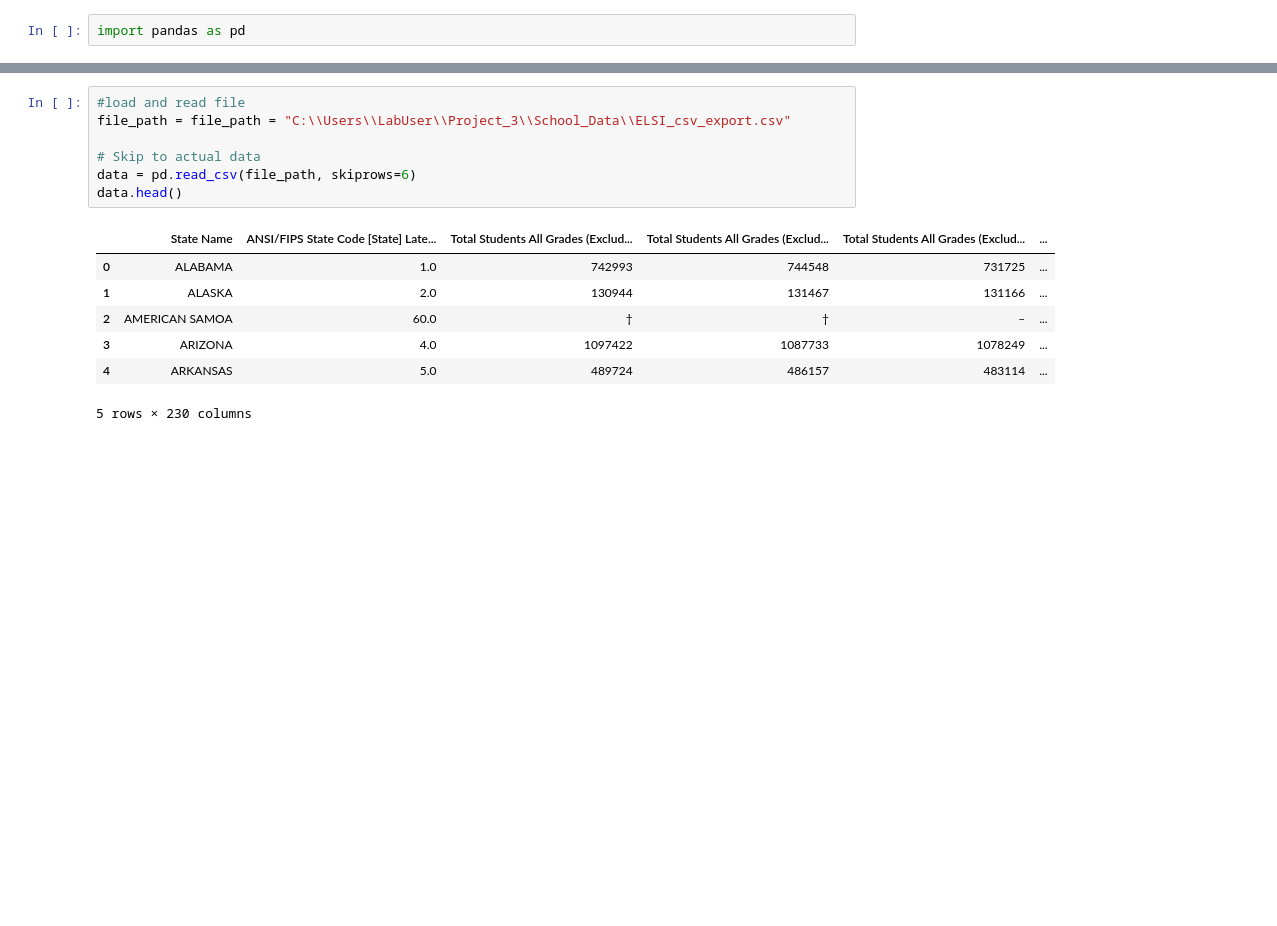
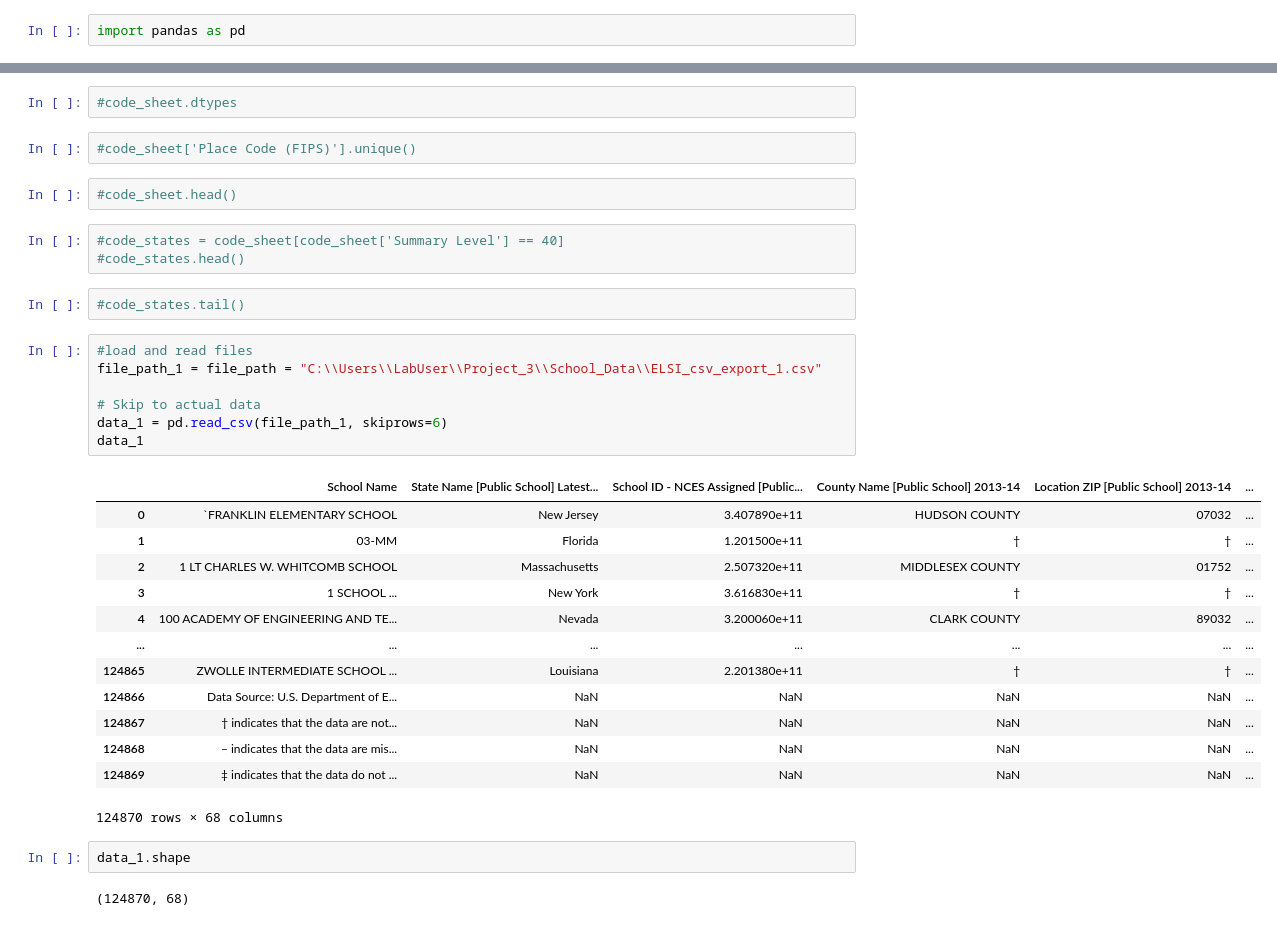
Before and after one commit to Becca8463/Project_3, a Jupyter notebook: School_Data/2002 - 2014 School Data.ipynb, the cells around one changed output, grey strips where cells are left out. Cells and saved outputs as stored; diff of their text form; blank space fills up the shorter version.

```diff
--- a/School_Data/2002 - 2014 School Data.ipynb
+++ b/School_Data/2002 - 2014 School Data.ipynb
@@ -3,15 +7,36 @@ import pandas as pd
+# %%
+#code_sheet.dtypes
+# %%
+#code_sheet['Place Code (FIPS)'].unique()
+# %%
+#code_sheet.head()
+# %%
+#code_states = code_sheet[code_sheet['Summary Level'] == 40]
+#code_states.head()
+# %%
+#code_states.tail()
 # %%
-#load and read file
-file_path = file_path = "C:\\Users\\LabUser\\Project_3\\School_Data\\ELSI_csv_export.csv"
+#load and read files
+file_path_1 = file_path = "C:\\Users\\LabUser\\Project_3\\School_Data\\ELSI_csv_export_1.csv"
 
 # Skip to actual data
-data = pd.read_csv(file_path, skiprows=6)
-data.head()
+data_1 = pd.read_csv(file_path_1, skiprows=6)
+data_1
 # %% [output]
-|  | State Name | ANSI/FIPS State Code [State] Late... | Total Students All Grades (Exclud... | Total Students All Grades (Exclud... | Total Students All Grades (Exclud... | ... |
-| 0 | ALABAMA | 1.0 | 742993 | 744548 | 731725 | ... |
-| 1 | ALASKA | 2.0 | 130944 | 131467 | 131166 | ... |
-| 2 | AMERICAN SAMOA | 60.0 | † | † | – | ... |
-| 3 | ARIZONA | 4.0 | 1097422 | 1087733 | 1078249 | ... |
-| 4 | ARKANSAS | 5.0 | 489724 | 486157 | 483114 | ... |
+|  | School Name | State Name [Public School] Latest... | School ID - NCES Assigned [Public... | County Name [Public School] 2013-14 | Location ZIP [Public School] 2013-14 | ... |
+| 0 | `FRANKLIN ELEMENTARY SCHOOL | New Jersey | 3.407890e+11 | HUDSON COUNTY | 07032 | ... |
+| 1 | 03-MM | Florida | 1.201500e+11 | † | † | ... |
+| 2 | 1 LT CHARLES W. WHITCOMB SCHOOL | Massachusetts | 2.507320e+11 | MIDDLESEX COUNTY | 01752 | ... |
+| 3 | 1 SCHOOL ... | New York | 3.616830e+11 | † | † | ... |
+| 4 | 100 ACADEMY OF ENGINEERING AND TE... | Nevada | 3.200060e+11 | CLARK COUNTY | 89032 | ... |
+| ... | ... | ... | ... | ... | ... | ... |
+| 124865 | ZWOLLE INTERMEDIATE SCHOOL ... | Louisiana | 2.201380e+11 | † | † | ... |
+| 124866 | Data Source: U.S. Department of E... | NaN | NaN | NaN | NaN | ... |
+| 124867 | † indicates that the data are not... | NaN | NaN | NaN | NaN | ... |
+| 124868 | – indicates that the data are mis... | NaN | NaN | NaN | NaN | ... |
+| 124869 | ‡ indicates that the data do not ... | NaN | NaN | NaN | NaN | ... |
-5 rows × 230 columns
+124870 rows × 68 columns
+# %%
+data_1.shape
+# %% [output]
+(124870, 68)
```
Also changed, not shown: parts of 27 cells of this notebook, 9 other files.
